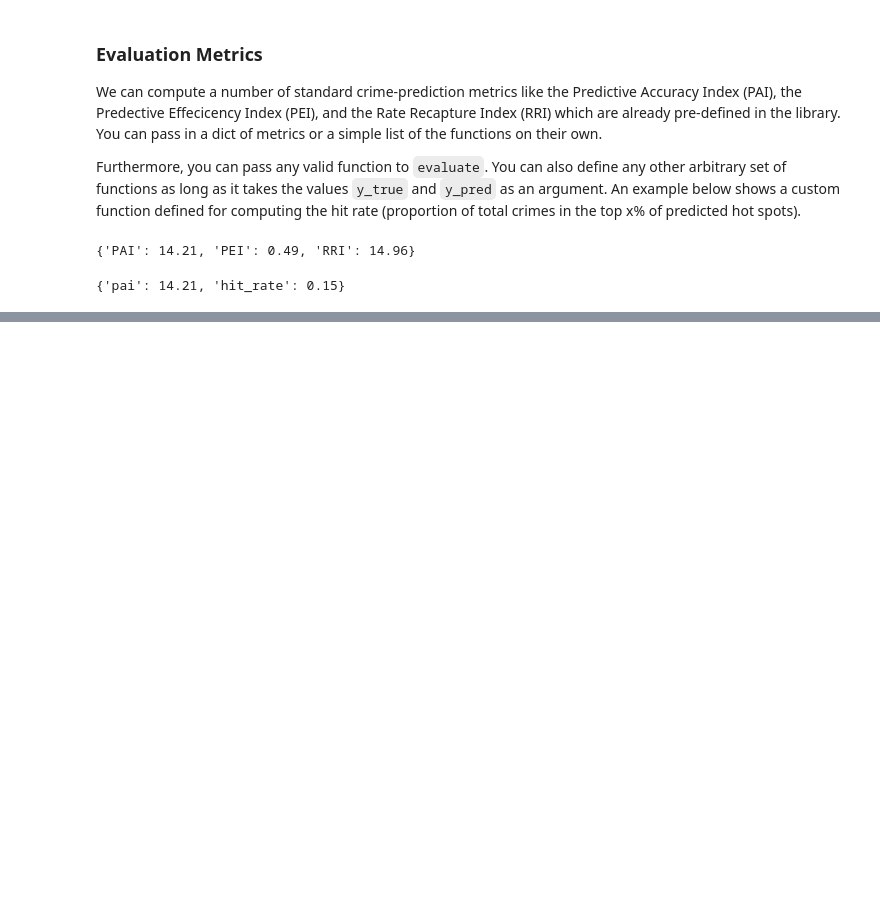
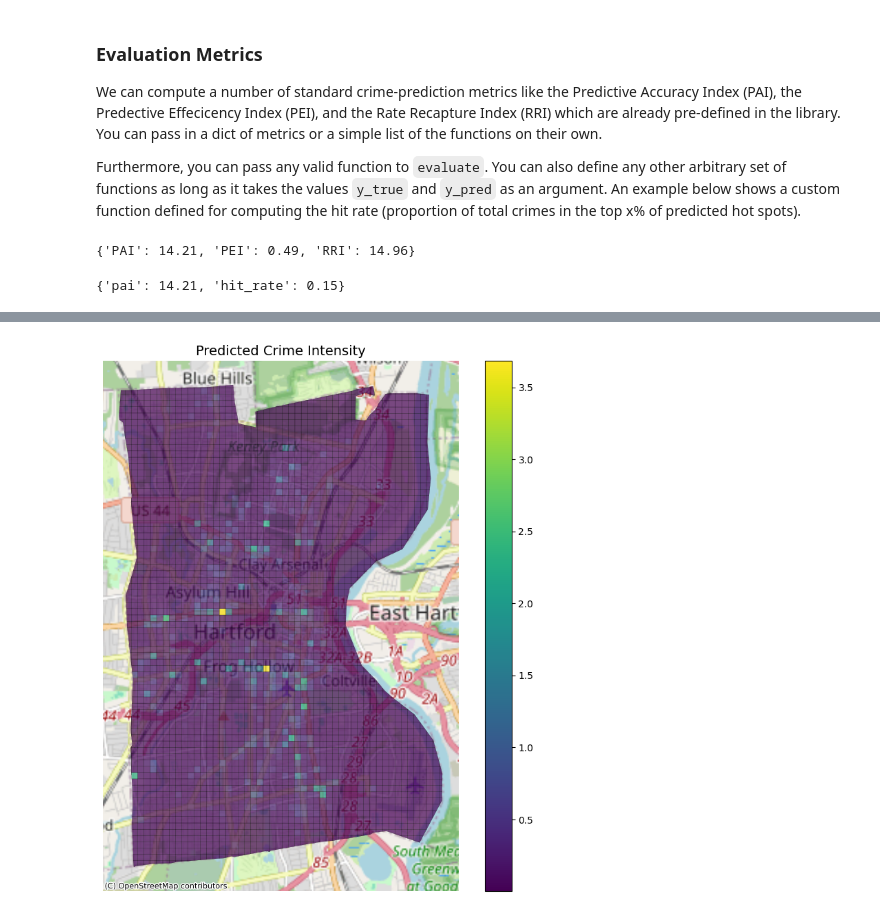
Before and after one commit to routineactivity/GridPred_ForkGISPRO, a Jupyter notebook: notebooks/demo.ipynb, the cells around one changed output, grey strips where cells are left out. Saved outputs shown, nothing was run; the diff lists cells and outputs as text; code cells hidden in the pictures; blank space fills up the shorter version.

```diff
--- a/notebooks/demo.ipynb
+++ b/notebooks/demo.ipynb
@@ -149,0 +151,18 @@ print(
+# %%
+# Use tested model parameters from step above
+# then predict below:
+
+Xfinal = gridpred.X_final
+yfinal = gridpred.y_final
+
+rf = RandomForestGridPred(
+    n_estimators=500, criterion="poisson", random_state=42
+)
+rf.fit(Xfinal, yfinal)
+y_pred = rf.predict(Xfinal)
+
+# plot the final prediction
+region_grid = gridpred.region_grid
+visualize_predictions(region_grid, y_pred)
+# %% [output]
+[figure, added]
```
Also changed, not shown: parts of 7 cells of this notebook, 2 other files.
